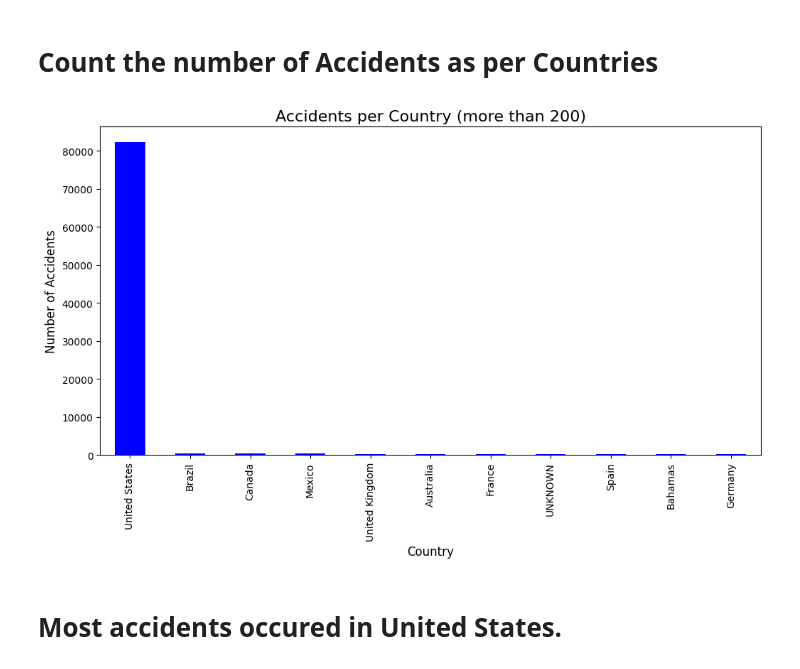
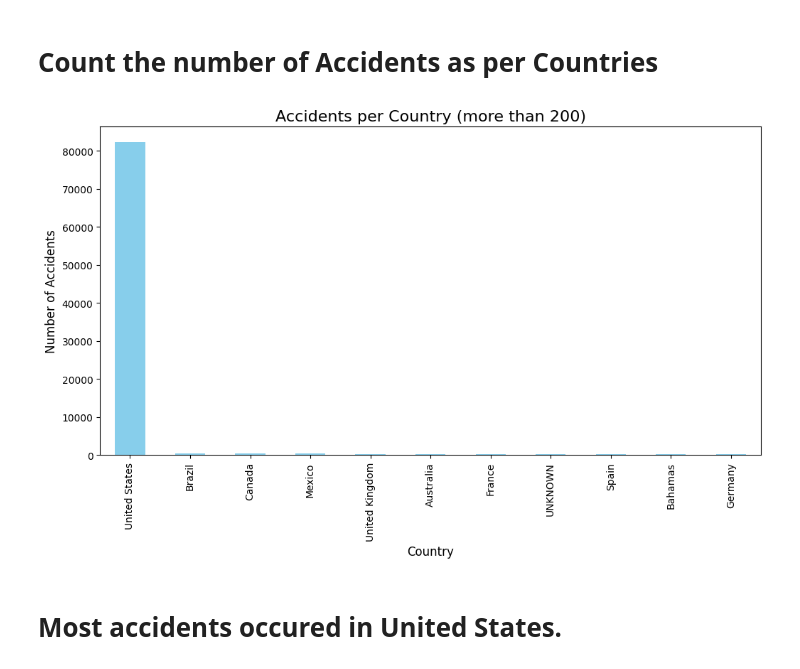
Before and after one commit to mwendemichelle4-dev/Aviation_Accident_Analysis, a Jupyter notebook: Aviation_analysis.ipynb, the cells around one changed output. Drawn from its saved outputs; the diff is of its cells as text; code cells hidden in the pictures.

```diff
--- a/Aviation_analysis.ipynb
+++ b/Aviation_analysis.ipynb
@@ -359,6 +374,7 @@ For example, when doing 'df[col].method(value, inplace=True)', try using 'df.met
 # %%
 # Standadize Aircraft.damage column
 
-
+df['Aircraft.damage'] = df['Aircraft.damage'].fillna('UNKNOWN')
+df['Aircraft.damage'] = df['Aircraft.damage'].replace('Unknown', 'UNKNOWN')
 df['Aircraft.damage'].unique()
 # %% [output]
@@ -366,6 +381,0 @@ array(['Destroyed', 'Substantial', 'Minor', nan, 'Unknown'], dtype=object)
-# %%
-# replace 'unk', 'UNK'
-df['Aircraft.damage'] = df['Aircraft.damage'].str.upper()
-df['Aircraft.damage'] = df['Aircraft.damage'].replace('UNK', 'Unknown')
-df['Aircraft.damage'] = df['Aircraft.damage'].fillna('Unknown')
-df['Aircraft.damage'].unique()
@@ -382,7 +389,7 @@ array([nan, 'Airplane', 'Helicopter', 'Glider', 'Balloon', 'Gyrocraft',
        'Powered Parachute', 'Rocket', 'WSFT', 'UNK', 'ULTR'], dtype=object)
 # %%
 
-df['Aircraft.Category'] = df['Aircraft.Category'].replace('UNK', 'Unknown')
-df['Aircraft.Category'] = df['Aircraft.Category'].fillna('Unknown')
+df['Aircraft.Category'] = df['Aircraft.Category'].replace(['UNK','Unknown'], 'UNKNOWN')
+df['Aircraft.Category'] = df['Aircraft.Category'].fillna('UNKNOWN')
 df['Aircraft.Category'].unique()
 # %% [output]
@@ -459 +469,5 @@ df=df[df['Year']>=1982]
+# %%
+# I have noticed that there is very little data about years before 1982 so i am going to limit the plots from 1982 onwards.
+
+clean_df=clean_df[clean_df['Year']>=1982]
 # %%
@@ -608,24 +621,24 @@ plt.show()
 # %%
 accidents = clean_df['Country'].groupby(clean_df['Country']).count().sort_values(ascending=False)
 accidents
 
 
 # Filter the accident counts to those with over 200
 
 # Count accidents per country and filter those > 200
 accidents = clean_df['Country'].value_counts()
 accidents = accidents[accidents > 200]
 
 # Plot
 plt.figure(figsize=(12,6))
-accidents.plot(kind='bar', color='blue')
+accidents.plot(kind='bar', color='skyblue')
 
 plt.title("Accidents per Country (more than 200)", fontsize=16)
 plt.xlabel("Country", fontsize=12)
 plt.ylabel("Number of Accidents", fontsize=12)
 plt.show()
 # %% [output]
-[figure, old version]
+[figure, new version]
 # %% [markdown]
 # Most accidents occured in United States.
 # %% [markdown]
```
Also changed, not shown: parts of 51 cells of this notebook.
